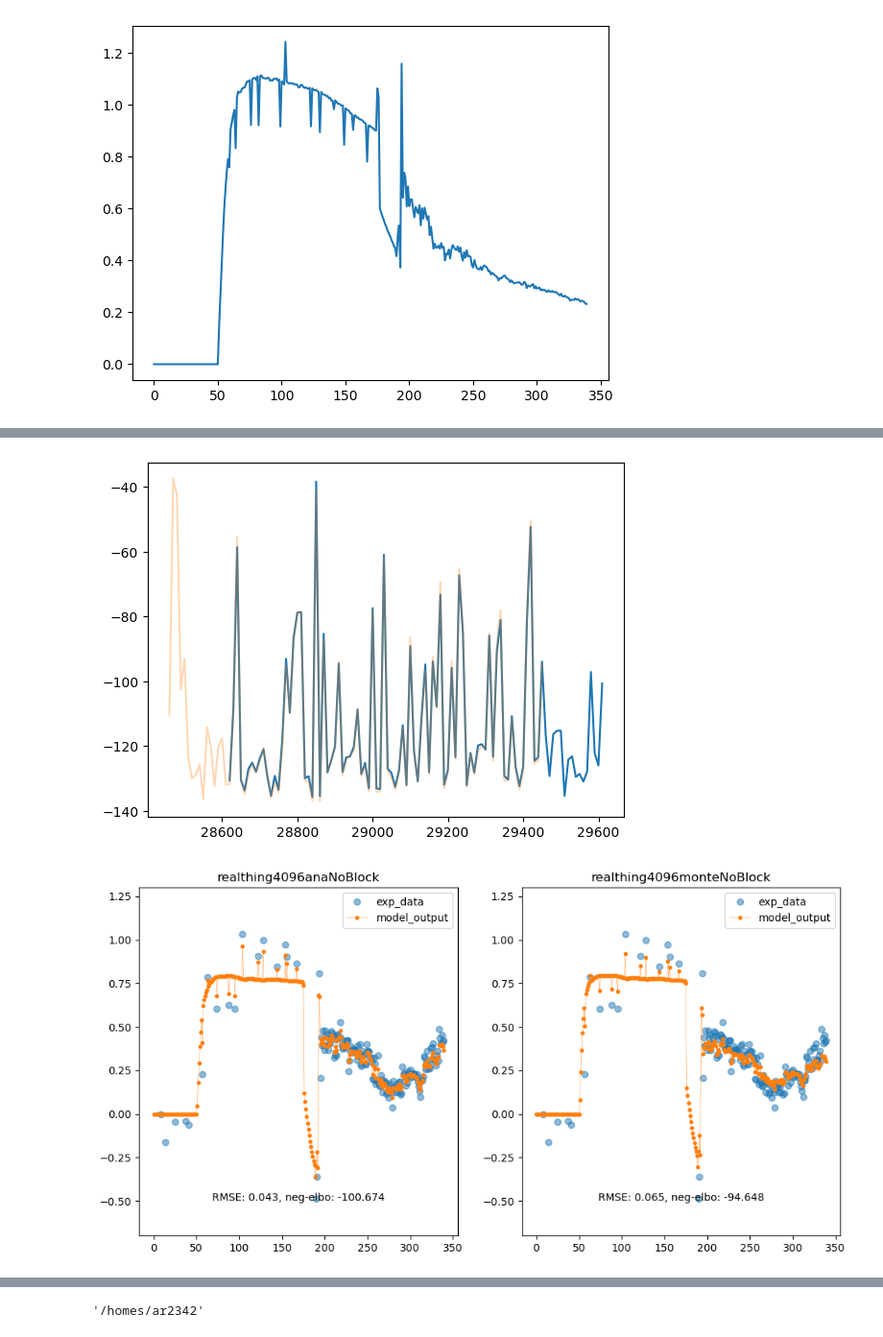
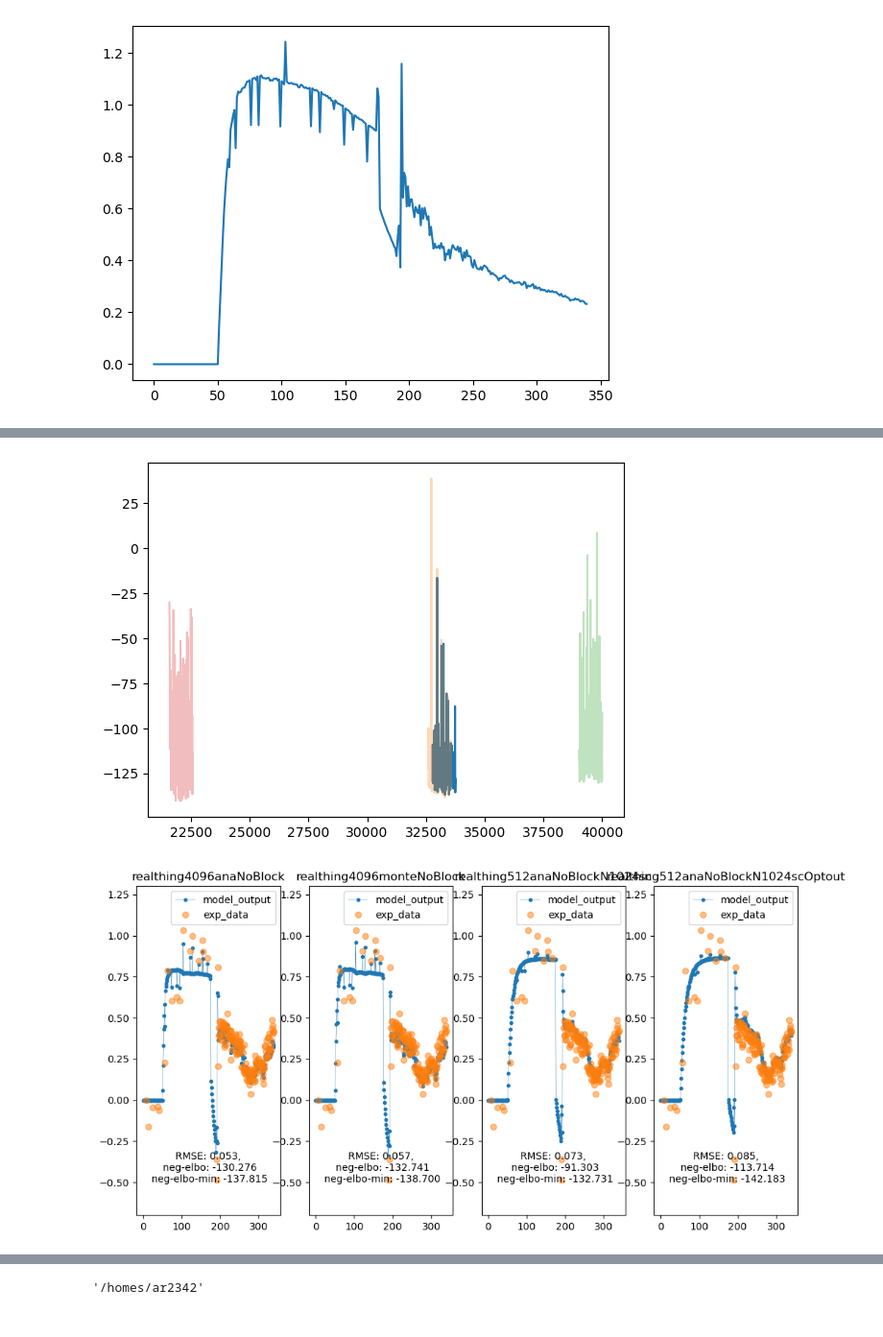
Before and after one commit to sashkarivkind/contextual_frogs, a Jupyter notebook: experimental/hack_plot_viewer.ipynb, the cells around one changed output, grey strips where cells are left out. Shown at 96% size. Saved outputs shown, nothing was run; the diff lists cells and outputs as text; code cells hidden in the pictures.

```diff
--- a/experimental/hack_plot_viewer.ipynb
+++ b/experimental/hack_plot_viewer.ipynb
@@ -64,11 +64,11 @@ exp_data5 = np.loadtxt('/homes/ar2342/scratch/sasha-model-optimization/_data_er5
 LOSS_IS_PER_SAMPLE = False
 
 # result_dirs = ['_results_mckl2', '_results_temp', '_results_temp5', '_results_hellopy']
-result_dirs = ['realthing4096anaNoBlock', 'realthing4096monteNoBlock']
+result_dirs = ['realthing4096anaNoBlock', 'realthing4096monteNoBlock','realthing512anaNoBlockN1024sc', 'realthing512anaNoBlockN1024scOptout']
 result_root = '/homes/ar2342/one_more_dir/contextual_frogs/experimental/optim/results'
 # exp_datasets = [exp_data, exp_data, exp_data5,exp_data5]
 
-exp_datasets = [ exp_data5,exp_data5]
+exp_datasets = [ exp_data5] * 4
 # result_dirs = ['_results_anakl', '_results_mckl','_results_anakl_lng','_results_mckl2', '_results_temp']
 loss_traces= {}
 output_traces= {}
@@ -96,22 +96,22 @@ plt.subplot(1, 2, 1)
 for ii, result_dir in enumerate(result_dirs):
     plt.plot(loss_traces[ii][-100:,0],loss_traces[ii][-100:,1], label=result_dir, alpha=0.3 if ii>0 else 1.0)
 # %% [output]
-[figure, old version]
+[figure, new version]
 # %%
 #plot every result in a separate subplot overlayed with     exp_data
 plt.figure(figsize=(12, 6))
 for ii, result_dir in enumerate(result_dirs):
     plt.subplot(1, len(result_dirs), ii+1)
     plt.plot(output_traces[ii], '.-' , label='model_output', linewidth=0.3)
     plt.plot(exp_datasets[ii],'o', label='exp_data', linewidth=1, alpha=0.5)
     plt.title(result_dir)
     plt.ylim([-0.7,1.3])
     plt.legend()
     rmse = np.sqrt(np.nanmean((output_traces[ii] - exp_datasets[ii])**2))
-    plt.text(0.5, 0.1, f'RMSE: {rmse:.3f}, neg-elbo: {loss_traces[ii][-1,1]:.3f}', transform=plt.gca().transAxes, ha='center')
+    plt.text(0.5, 0.1, f'RMSE: {rmse:.3f},\n neg-elbo: {loss_traces[ii][-1,1]:.3f}\n neg-elbo-min: {loss_traces[ii][201:,1].min():.3f}', transform=plt.gca().transAxes, ha='center')
 plt.show()
 # %% [output]
-[figure, old version]
+[figure, new version]
 # %%
  #convert loss to bic
 #assume k=6 parameters,
```
Also changed, not shown: parts of 14 cells of this notebook, 7 other files.
